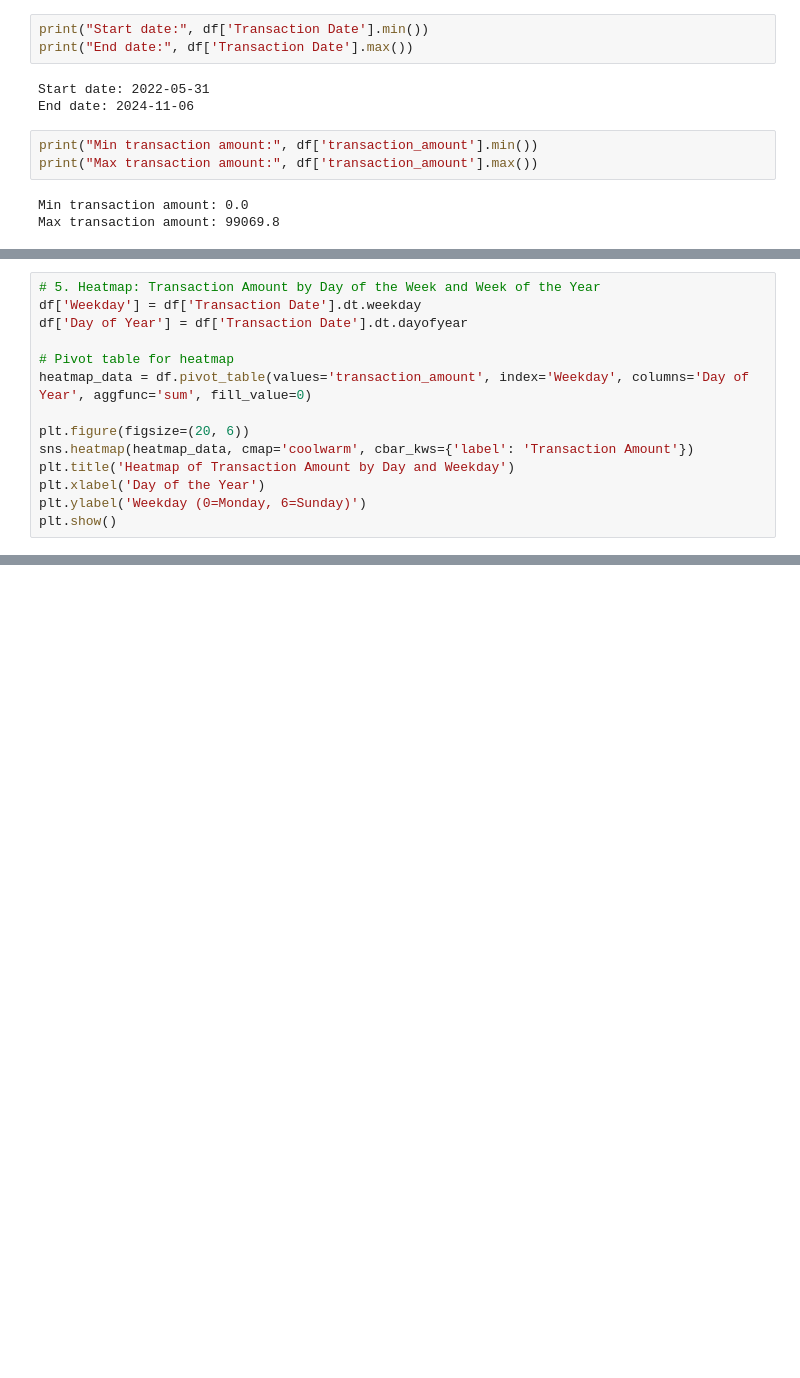
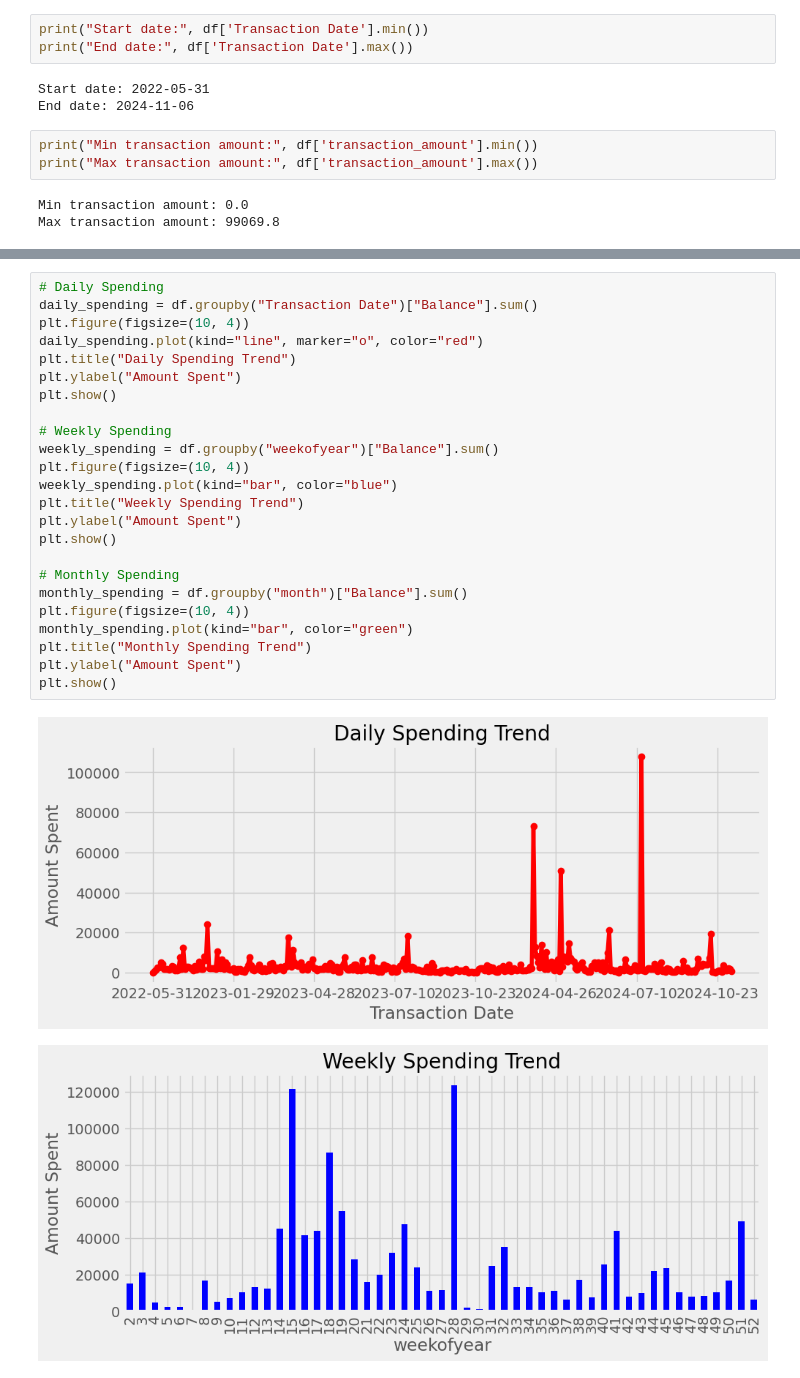
Before and after one commit to hetsavla24/SpendWise, a Jupyter notebook: Visual.ipynb, the cells around one changed output, grey strips where cells are left out. Cells and saved outputs as stored; diff of their text form; blank space fills up the shorter version.

```diff
--- a/Visual.ipynb
+++ b/Visual.ipynb
@@ -231,14 +173,0 @@ plt.show()
-# %%
-# 5. Heatmap: Transaction Amount by Day of the Week and Week of the Year
-df['Weekday'] = df['Transaction Date'].dt.weekday
-df['Day of Year'] = df['Transaction Date'].dt.dayofyear
-
-# Pivot table for heatmap
-heatmap_data = df.pivot_table(values='transaction_amount', index='Weekday', columns='Day of Year', aggfunc='sum', fill_value=0)
-
-plt.figure(figsize=(20, 6))
-sns.heatmap(heatmap_data, cmap='coolwarm', cbar_kws={'label': 'Transaction Amount'})
-plt.title('Heatmap of Transaction Amount by Day and Weekday')
-plt.xlabel('Day of the Year')
-plt.ylabel('Weekday (0=Monday, 6=Sunday)')
-plt.show()
@@ -362,0 +188,27 @@ df_processed, forecast, model = main(df, small=600, med=2000, high=5000)
+# %%
+# Daily Spending
+daily_spending = df.groupby("Transaction Date")["Balance"].sum()
+plt.figure(figsize=(10, 4))
+daily_spending.plot(kind="line", marker="o", color="red")
+plt.title("Daily Spending Trend")
+plt.ylabel("Amount Spent")
+plt.show()
+
+# Weekly Spending
+weekly_spending = df.groupby("weekofyear")["Balance"].sum()
+plt.figure(figsize=(10, 4))
+weekly_spending.plot(kind="bar", color="blue")
+plt.title("Weekly Spending Trend")
+plt.ylabel("Amount Spent")
+plt.show()
+
+# Monthly Spending
+monthly_spending = df.groupby("month")["Balance"].sum()
+plt.figure(figsize=(10, 4))
+monthly_spending.plot(kind="bar", color="green")
+plt.title("Monthly Spending Trend")
+plt.ylabel("Amount Spent")
+plt.show()
+# %% [output]
+[figure, added]
+[figure, added]
```
Also changed, not shown: parts of 14 cells of this notebook, 8 other files.
